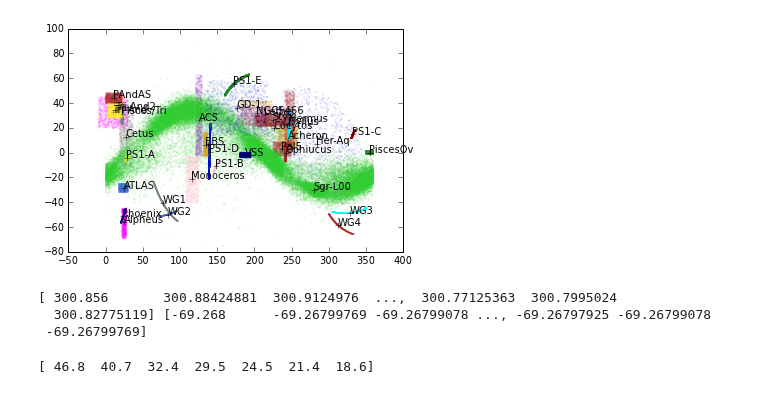
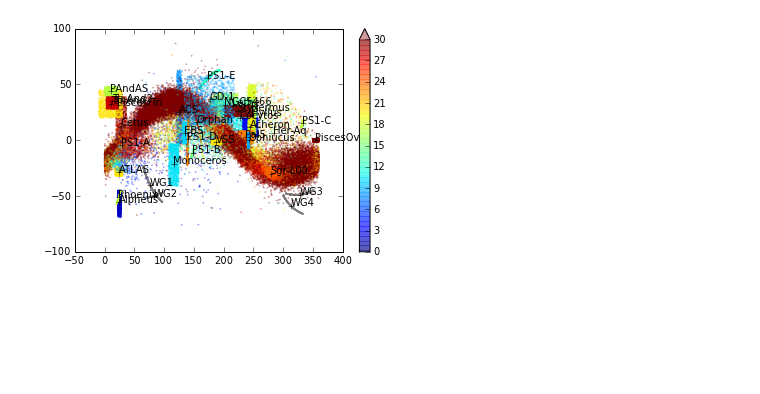
Before and after one commit to cmateu/galstreams, a Jupyter notebook: plot_mwstreams.ipynb, the cells around one changed output. Saved outputs shown, nothing was run; the diff lists cells and outputs as text; code cells hidden in the pictures; blank space fills up the shorter version.

Commit message:
footprint and mwstreams classes def, working

```diff
--- a/plot_mwstreams.ipynb
+++ b/plot_mwstreams.ipynb
@@ -251,0 +307,5 @@ mwstreams=MWStreams(verbose=False,gcstep=0.05,N=1000)
+# %%
+mwsts=mwstreams.MWStreams(verbose=False,gcstep=0.05,N=8000)
+nnot=['Hermus','Hyllus','Lethe','Cocytos','Acheron','Alpheus','Scamander','Sangarius']
+for i in mwsts.keys():
+    if i in nnot : mwsts[i].name=mwsts[i].name[:3]
@@ -251,0 +320,21 @@ mwstreams=MWStreams(verbose=False,gcstep=0.05,N=1000)
+# %%
+plt.rc('font', size=14)
+plt.rc('axes', labelsize=18)
+plt.rc('xtick', labelsize=16)
+plt.rc('ytick', labelsize=16)
+
+fig=plt.figure(1,figsize=(16,8))
+ax=fig.add_subplot(111)
+my_cmap=myutils.get_sron_rainbow(N=12)
+my_cmap.set_under('gray')
+ckws=dict(cmap=my_cmap,vmax=30.)
+colorbar_kwargs=dict(pad=0.01,label='Mean $R_{\mathrm{hel}}$ (kpc)',aspect=30.)
+mwsts.plot_stream_compilation(ax,scat_kwargs=ckws,verbose=True,plot_colorbar=True,cootype='equ',
+                              cb_kwargs=colorbar_kwargs,exclude_streams=[],Rrange=[0.,30.])
+ax.grid()
+ax.set_xlabel('l ($^\circ$)')
+ax.set_ylabel('b ($^\circ$)')
+ax.set_xlim(0.,360.)
+ax.set_ylim(-90,90.)
+majorLocator=plt.MultipleLocator(15.)
+ax.yaxis.set_major_locator(majorLocator)
@@ -252,24 +346,18 @@ mwstreams=MWStreams(verbose=False,gcstep=0.05,N=1000)
 # %%
-for i in mwstreams.keys():
-    #if 'Sgr'  in i:
-     plt.plot(mwstreams[i].ra,mwstreams[i].dec,'o',mec='none',alpha=0.4,ms=1.)
-     plt.plot(mwstreams[i].cra,mwstreams[i].cdec,'k+')
-     plt.text(mwstreams[i].cra,mwstreams[i].cdec,mwstreams[i].name)
+cmapp=plt.cm.jet
+cmapp.set_under('gray')
+cm=matplotlib.cm.get_cmap('jet')
+cmapp.set_over(cm(1.))
+for i in mwsts.keys():
+    #if 'Orph'  in i:
+#     plt.plot(mwsts[i].ra,mwsts[i].dec,'o',mec='none',alpha=0.4,ms=2.)
+     #print 'Plotting',i
+     cc=plt.scatter(mwsts[i].ra,mwsts[i].dec,c=mwsts[i].Rhel,edgecolors='none',alpha=0.4,s=3.,vmin=0.,vmax=30.,cmap=cmapp)
+     plt.plot(mwsts[i].cra,mwsts[i].cdec,'k+')
+     plt.text(mwsts[i].cra,mwsts[i].cdec,mwsts[i].name)
+plt.colorbar(cc,extend='max')
 #print mwstreams.keys()
 #print mwstreams['PS1-D'].ra, mwstreams['WG3'].dec
+f=mwsts['PS1-D']
 # %% [output]
-[figure, old version]
+[figure, new version]
-# %%
-ras,decs=gcutils.get_gc_for_pole( 300.856,20.732,degree=True,center=[288.35462895358762, -3.157999723099584])
-print ras,decs
-# %% [output]
-[ 300.856       300.88424881  300.9124976  ...,  300.77125363  300.7995024
-  300.82775119] [-69.268      -69.26799769 -69.26799078 ..., -69.26797925 -69.26799078
- -69.26799769]
-# %%
-orph_l,orph_b,orph_D=scipy.genfromtxt("newberg2010.orphan_orbit.dat",unpack=True)
-print orph_D
-
-orphan=Footprint(orph_l,orph_b,'Orphan',Rhel=orph_D,degree=True)
-# %% [output]
-[ 46.8  40.7  32.4  29.5  24.5  21.4  18.6]
```
Also changed, not shown: parts of 18 cells of this notebook, 8 other files.
